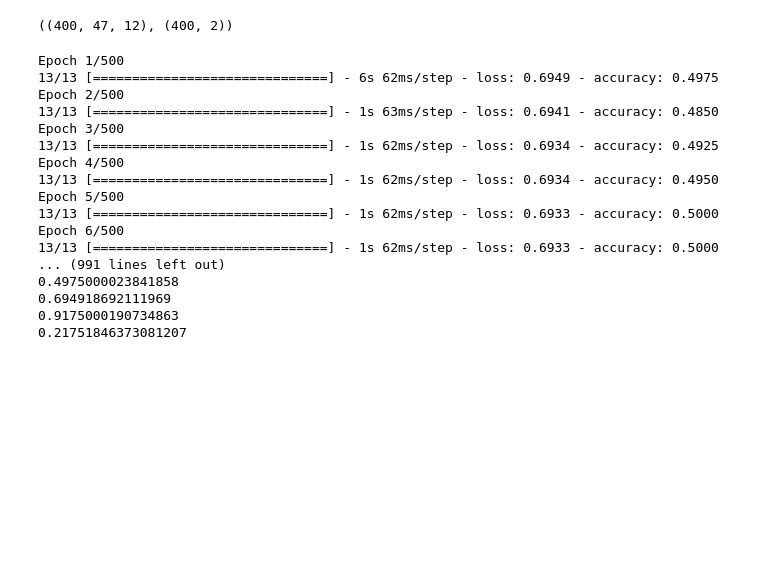
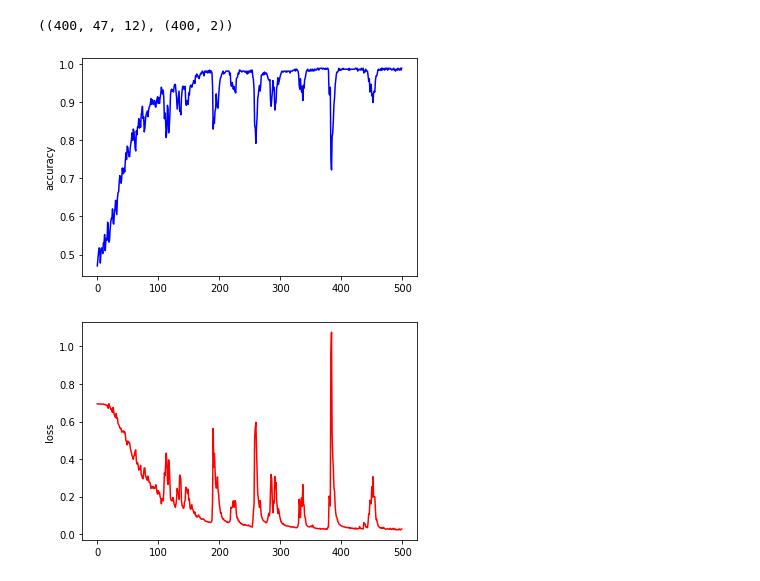
Before and after one commit to tensorflow/quantum, a Jupyter notebook: docs/tutorials/quantum_advantage_in_learning_from_experiments.ipynb, the cells around one changed output. Saved outputs shown, nothing was run; the diff lists cells and outputs as text; code cells hidden in the pictures; blank space fills up the shorter version.

```diff
--- a/docs/tutorials/quantum_advantage_in_learning_from_experiments.ipynb
+++ b/docs/tutorials/quantum_advantage_in_learning_from_experiments.ipynb
@@ -240,30 +238,15 @@ history = model.fit(
     x=inputs.astype(float),
     y=targets.astype(float),
     epochs=500,
-    verbose=1)
-
-print(x.shape)
-print(y.shape)
-print(model.output_shape)
-print(history.history['accuracy'][0])
-print(history.history['loss'][0])
-print(history.history['accuracy'][-1])
-print(history.history['loss'][-1])
+    verbose=0)
-# %% [output]
-Epoch 1/500
-13/13 [==============================] - 6s 62ms/step - loss: 0.6949 - accuracy: 0.4975
-Epoch 2/500
-13/13 [==============================] - 1s 63ms/step - loss: 0.6941 - accuracy: 0.4850
-Epoch 3/500
-13/13 [==============================] - 1s 62ms/step - loss: 0.6934 - accuracy: 0.4925
-Epoch 4/500
-13/13 [==============================] - 1s 62ms/step - loss: 0.6934 - accuracy: 0.4950
-Epoch 5/500
-13/13 [==============================] - 1s 62ms/step - loss: 0.6933 - accuracy: 0.5000
-Epoch 6/500
-13/13 [==============================] - 1s 62ms/step - loss: 0.6933 - accuracy: 0.5000
-... (991 lines left out)
-0.4975000023841858
-0.694918692111969
-0.9175000190734863
-0.21751846373081207
+# %%
+plt.plot(history.history['accuracy'], 'b')
+plt.ylabel('accuracy')
+plt.show()
+
+plt.plot(history.history['loss'], 'r')
+plt.ylabel('loss')
+plt.show()
+# %% [output]
+[figure, added]
+[figure, added]
```
Also changed, not shown: parts of 1 cell of this notebook.
